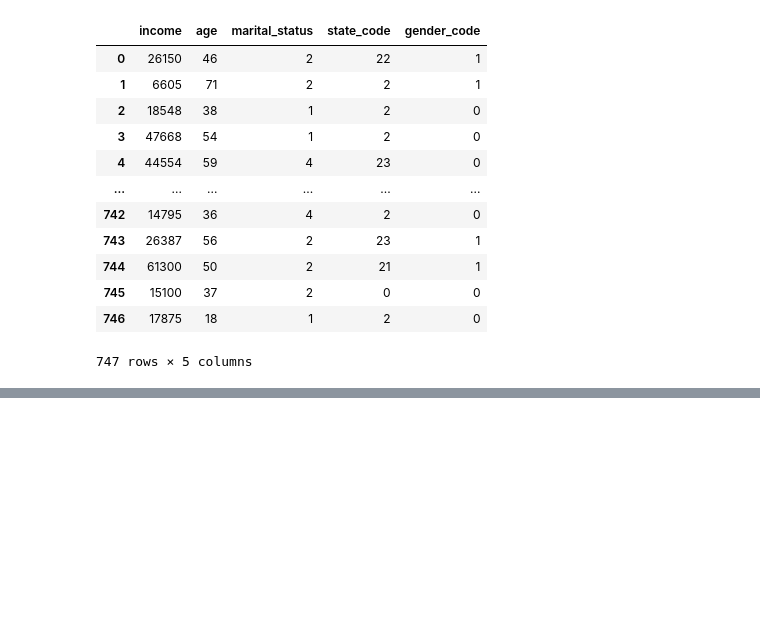
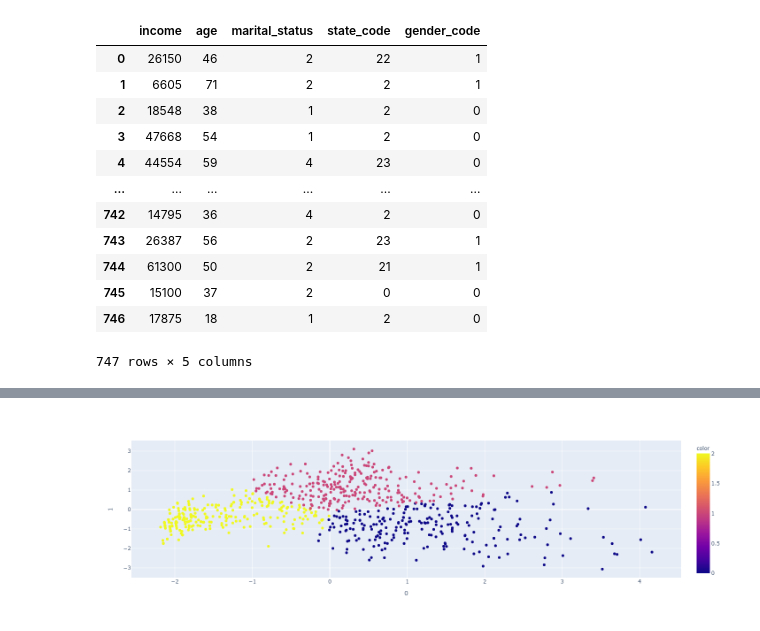
Before and after one commit to elslb/LH_mini_project_3, a Jupyter notebook: mini_project_3.ipynb, the cells around one changed output, grey strips where cells are left out. Saved outputs shown, nothing was run; the diff lists cells and outputs as text; code cells hidden in the pictures; blank space fills up the shorter version.

```diff
--- a/mini_project_3.ipynb
+++ b/mini_project_3.ipynb
@@ -111,0 +164,9 @@ cust1
+# %%
+pca = PCA(n_components=3)
+components = pca.fit_transform(df_z)
+
+
+fig = px.scatter(components, x=0, y=1, color=y_km)
+fig.show()
+# %% [output]
+[figure, added]
```
Also changed, not shown: parts of 22 cells of this notebook.
